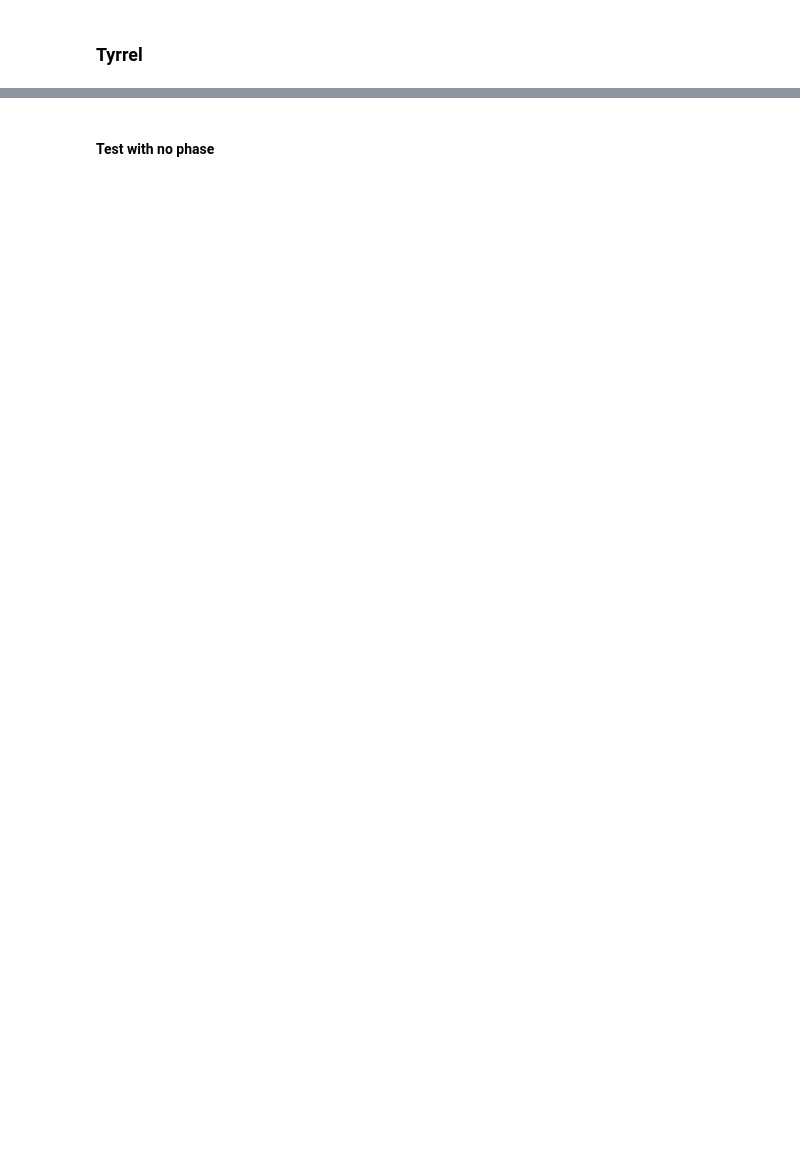
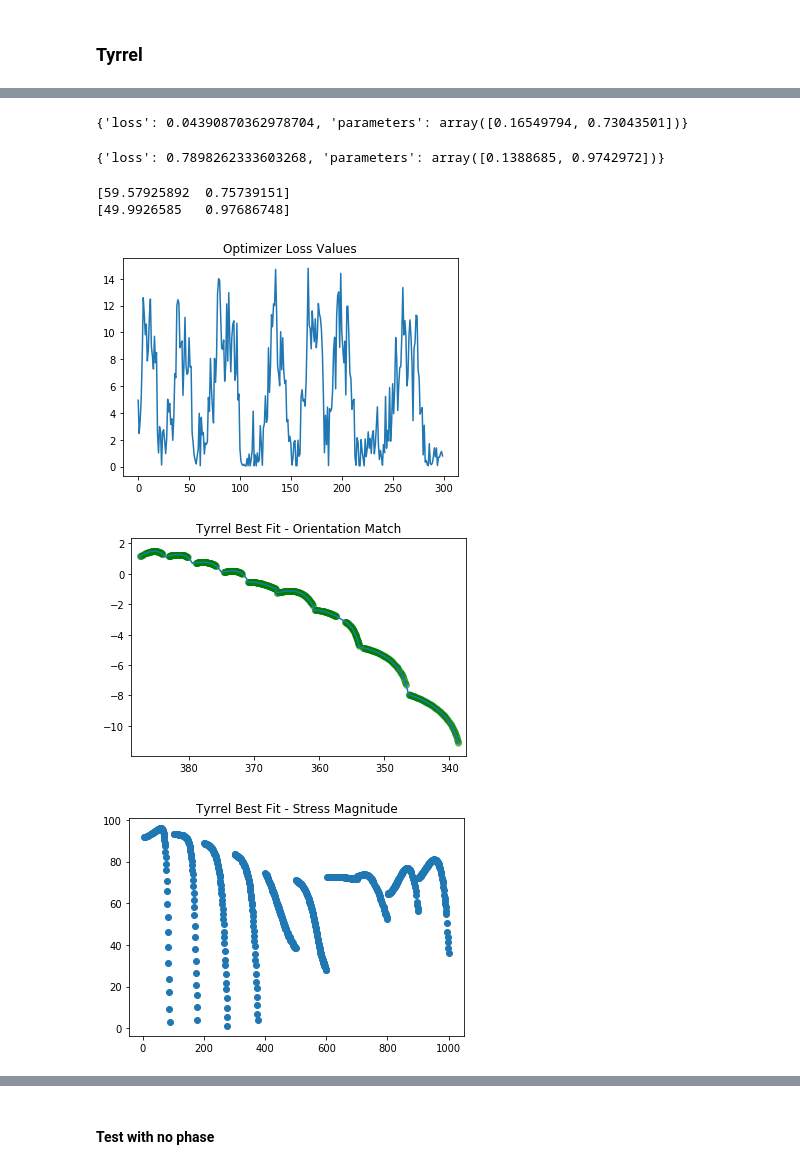
Before and after one commit to ssajous/europa-cycloids, a Jupyter notebook: src/Cycloid Fitting.ipynb, the cells around one changed output, grey strips where cells are left out. Saved outputs shown, nothing was run; the diff lists cells and outputs as text; code cells hidden in the pictures; blank space fills up the shorter version.

```diff
--- a/src/Cycloid Fitting.ipynb
+++ b/src/Cycloid Fitting.ipynb
@@ -223,7 +278,8 @@ start_params = [np.random.rand() for iter in range(numParams)]
 # start_params = [0.82787206, 0.35201265, 0.78423926]
 # start_params = [0.221, 0.558]
 # start_params = [0.12218236, 0.62424572]
-start_params = [0.221, 0.65011694]
+# start_params = [0.221, 0.65011694]
+start_parms = [0.07653772, 0.35233222]
 
 optimizer = fitting.Adam(alpha=0.05)
 
@@ -233,7 +289,7 @@ opt = optimizer.minimize(
     start_params,
     interior,
     constraints=constraints,
-    max_iterations=120,
-    verbose=True,
+    max_iterations=300,
+    verbose=False,
     batch_size=16
 )
@@ -240,2 +309,10 @@ opt = optimizer.minimize(
 # %%
-bestFit, finalFit = analyze_fit(opt, cycloids['tyrrel'].curve, 0.05, name="Tyrrel")
+bestFit, finalFit = analyze_fit(opt, cycloids['tyrrel'].curve, 0.25, name="Tyrrel")
+# %% [output]
+{'loss': 0.04390870362978704, 'parameters': array([0.16549794, 0.73043501])}
+{'loss': 0.7898262333603268, 'parameters': array([0.1388685, 0.9742972])}
+[59.57925892  0.75739151]
+[49.9926585   0.97686748]
+[figure, added]
+[figure, added]
+[figure, added]
```
Also changed, not shown: parts of 20 cells of this notebook, 1 other file.
